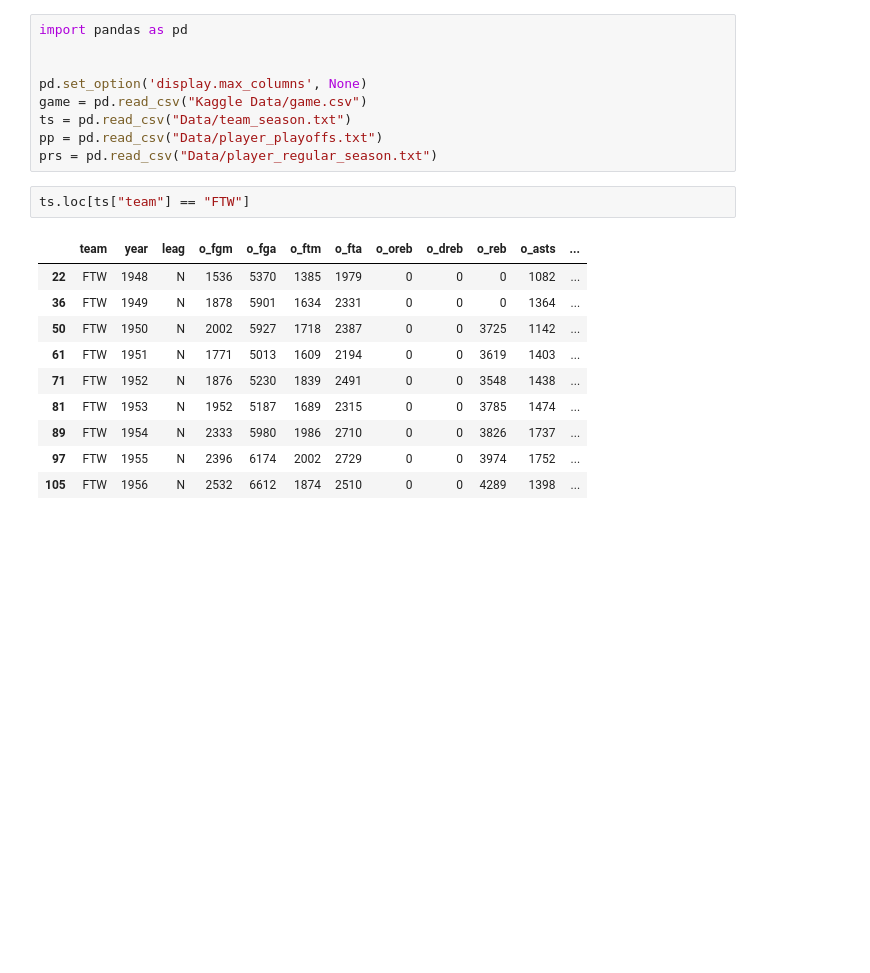
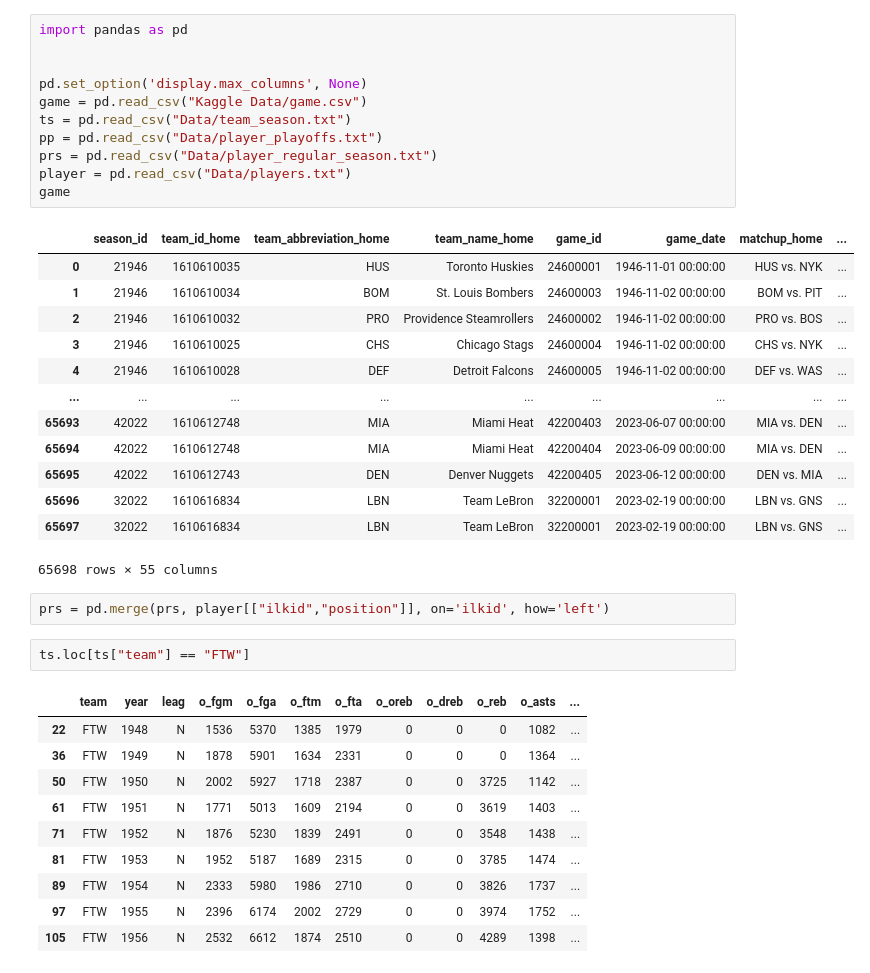
Before and after one commit to SwarajKaondal/NBA-match-predictor, a Jupyter notebook: Test.ipynb, the cells around one changed output. Drawn from its saved outputs; the diff is of its cells as text; blank space fills up the shorter version.

```diff
--- a/Test.ipynb
+++ b/Test.ipynb
@@ -1,12 +1,30 @@
 # %%
 import pandas as pd
 
 
 pd.set_option('display.max_columns', None)
 game = pd.read_csv("Kaggle Data/game.csv")
 ts = pd.read_csv("Data/team_season.txt")
 pp = pd.read_csv("Data/player_playoffs.txt")
 prs = pd.read_csv("Data/player_regular_season.txt")
+player = pd.read_csv("Data/players.txt")
+game
+# %% [output]
+|  | season_id | team_id_home | team_abbreviation_home | team_name_home | game_id | game_date | matchup_home | ... |
+| 0 | 21946 | 1610610035 | HUS | Toronto Huskies | 24600001 | 1946-11-01 00:00:00 | HUS vs. NYK | ... |
+| 1 | 21946 | 1610610034 | BOM | St. Louis Bombers | 24600003 | 1946-11-02 00:00:00 | BOM vs. PIT | ... |
+| 2 | 21946 | 1610610032 | PRO | Providence Steamrollers | 24600002 | 1946-11-02 00:00:00 | PRO vs. BOS | ... |
+| 3 | 21946 | 1610610025 | CHS | Chicago Stags | 24600004 | 1946-11-02 00:00:00 | CHS vs. NYK | ... |
+| 4 | 21946 | 1610610028 | DEF | Detroit Falcons | 24600005 | 1946-11-02 00:00:00 | DEF vs. WAS | ... |
+| ... | ... | ... | ... | ... | ... | ... | ... | ... |
+| 65693 | 42022 | 1610612748 | MIA | Miami Heat | 42200403 | 2023-06-07 00:00:00 | MIA vs. DEN | ... |
+| 65694 | 42022 | 1610612748 | MIA | Miami Heat | 42200404 | 2023-06-09 00:00:00 | MIA vs. DEN | ... |
+| 65695 | 42022 | 1610612743 | DEN | Denver Nuggets | 42200405 | 2023-06-12 00:00:00 | DEN vs. MIA | ... |
+| 65696 | 32022 | 1610616834 | LBN | Team LeBron | 32200001 | 2023-02-19 00:00:00 | LBN vs. GNS | ... |
+| 65697 | 32022 | 1610616834 | LBN | Team LeBron | 32200001 | 2023-02-19 00:00:00 | LBN vs. GNS | ... |
+65698 rows × 55 columns
+# %%
+prs = pd.merge(prs, player[["ilkid","position"]], on='ilkid', how='left')
 # %%
 ts.loc[ts["team"] == "FTW"]
 # %% [output]
```
Also changed, not shown: parts of 1 cell of this notebook, 3 other files.
